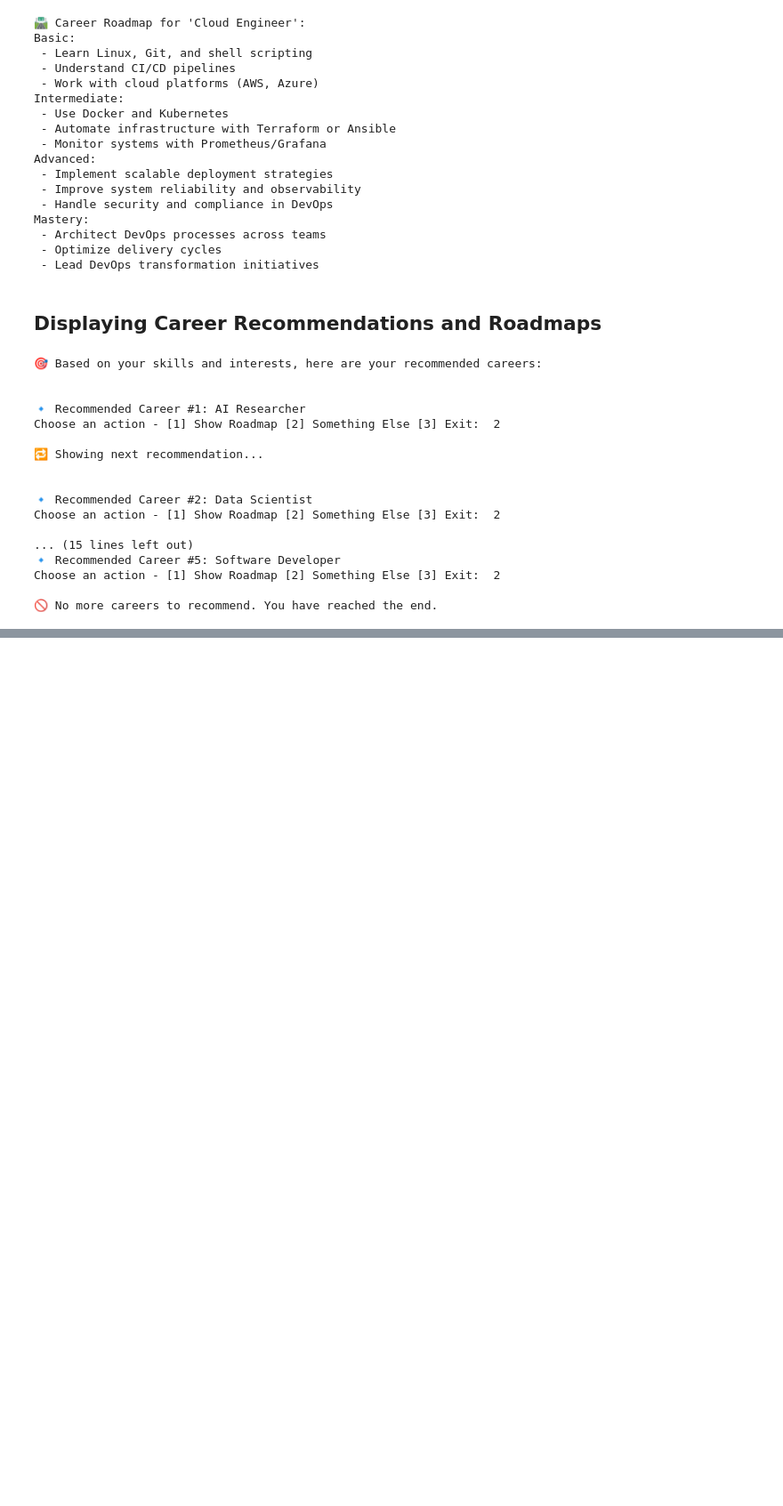
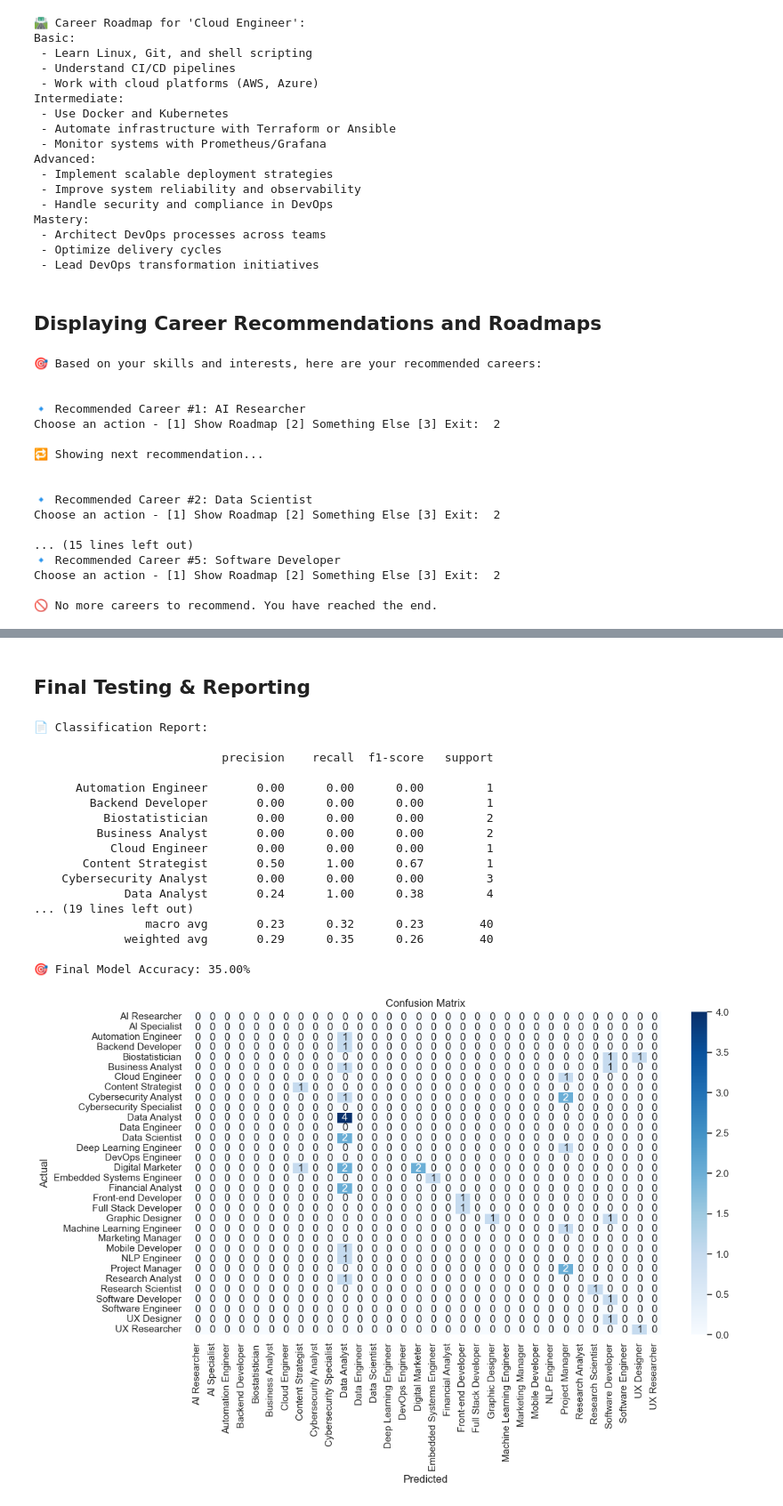
Before and after one commit to RaheelHasan99/AI-Powered-Career-Recommendation-System, a Jupyter notebook: NoteBooks/Data_Analysis.ipynb, the cells around one changed output, grey strips where cells are left out. Shown at 89% size. Saved outputs shown, nothing was run; the diff lists cells and outputs as text; code cells hidden in the pictures; blank space fills up the shorter version.

```diff
--- a/NoteBooks/Data_Analysis.ipynb
+++ b/NoteBooks/Data_Analysis.ipynb
@@ -2519,0 +2670,72 @@ Choose an action - [1] Show Roadmap [2] Something Else [3] Exit:  2
+# %% [markdown]
+## Final Testing & Reporting
+# %%
+from sklearn.model_selection import train_test_split
+from sklearn.metrics import classification_report, confusion_matrix, accuracy_score
+import seaborn as sns
+import matplotlib.pyplot as plt
+
+# Reload the dataset
+df = pd.read_csv("C:\\Users\\LENOVO\\Documents\\AI-Powered-Career-Recommendation-System\\Data\\AI-based Career Recommendation System.csv")
+
+# Combine 'Skills' and 'Interests' into one column for training
+df['combined_text'] = df['Skills'].astype(str) + ", " + df['Interests'].astype(str)
+
+# Define features and labels
+X = df['combined_text']
+y = df['Recommended_Career']
+
+# Vectorize input features
+from sklearn.feature_extraction.text import TfidfVectorizer
+vectorizer = TfidfVectorizer()
+X_vectorized = vectorizer.fit_transform(X)
+
+# Split into train/test
+X_train, X_test, y_train, y_test = train_test_split(X_vectorized, y, test_size=0.2, random_state=42)
+
+# Train model
+from sklearn.linear_model import LogisticRegression
+model = LogisticRegression(max_iter=1000)
+model.fit(X_train, y_train)
+
+# Predict on test set
+y_pred = model.predict(X_test)
+
+# 🧾 Show Classification Report with zero_division=0 to suppress warnings
+print("📄 Classification Report:\n")
+print(classification_report(y_test, y_pred, zero_division=0))
+
+# ✅ Show Final Model Accuracy
+accuracy = accuracy_score(y_test, y_pred)
+print(f"🎯 Final Model Accuracy: {accuracy * 100:.2f}%")
+
+# 📉 Plot Confusion Matrix
+plt.figure(figsize=(12, 8))
+cm = confusion_matrix(y_test, y_pred, labels=model.classes_)
+sns.heatmap(cm, annot=True, fmt='d', cmap='Blues', xticklabels=model.classes_, yticklabels=model.classes_)
+plt.title("Confusion Matrix")
+plt.xlabel("Predicted")
+plt.ylabel("Actual")
+plt.xticks(rotation=90)
+plt.yticks(rotation=0)
+plt.tight_layout()
+plt.show()
+# %% [output]
+📄 Classification Report:
+
+                           precision    recall  f1-score   support
+
+      Automation Engineer       0.00      0.00      0.00         1
+        Backend Developer       0.00      0.00      0.00         1
+          Biostatistician       0.00      0.00      0.00         2
+         Business Analyst       0.00      0.00      0.00         2
+           Cloud Engineer       0.00      0.00      0.00         1
+       Content Strategist       0.50      1.00      0.67         1
+    Cybersecurity Analyst       0.00      0.00      0.00         3
+             Data Analyst       0.24      1.00      0.38         4
+... (19 lines left out)
+                macro avg       0.23      0.32      0.23        40
+             weighted avg       0.29      0.35      0.26        40
+
+🎯 Final Model Accuracy: 35.00%
+[figure, added]
```
Also changed, not shown: parts of 10 cells of this notebook, 4 other files.
